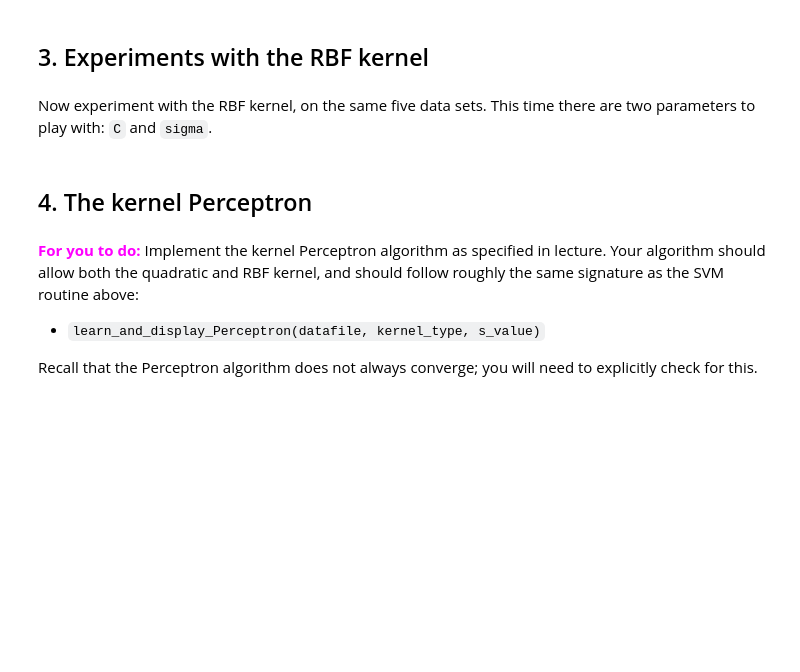
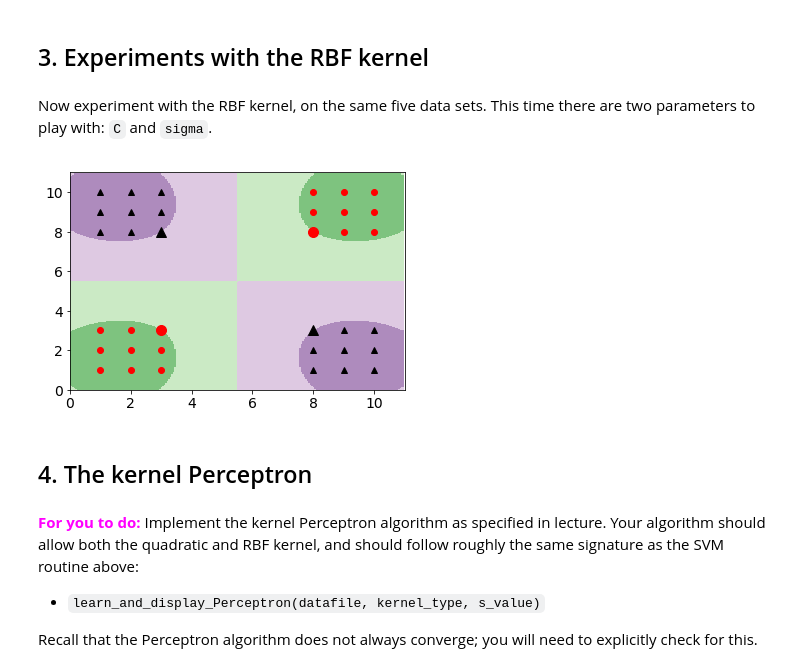
Before and after one commit to SindhuSobhan/MachineLearn, a Jupyter notebook: UCSanDiego ML/Kernal_SVM _Perceptron/kernel_SVM_and_Perceptron.ipynb, the cells around one changed output. Saved outputs shown, nothing was run; the diff lists cells and outputs as text; code cells hidden in the pictures; blank space fills up the shorter version.

```diff
--- a/UCSanDiego ML/Kernal_SVM _Perceptron/kernel_SVM_and_Perceptron.ipynb
+++ b/UCSanDiego ML/Kernal_SVM _Perceptron/kernel_SVM_and_Perceptron.ipynb
@@ -82,7 +84,9 @@ Also try `data2.txt` through `data5.txt`. Also try changing the value of `C` (th
 # %% [markdown]
 Now experiment with the RBF kernel, on the same five data sets. This time there are two parameters to play with: `C` and `sigma`.
 # %%
-learn_and_display_SVM('data1.txt', 'rbf', 10.0, 10.0)
+learn_and_display_SVM('data2.txt', 'rbf', 10.0, 5.0)
+# %% [output]
+[figure, added]
 # %% [markdown]
 ## 4. The kernel Perceptron
 # %% [markdown]
```
Also changed, not shown: parts of 5 cells of this notebook.
